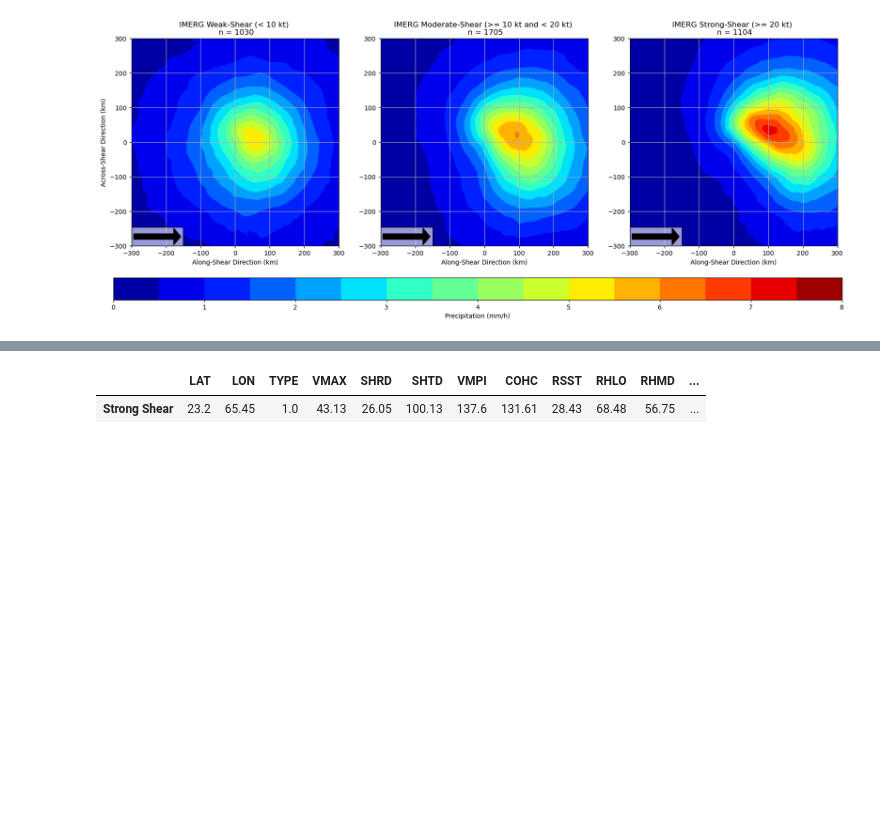
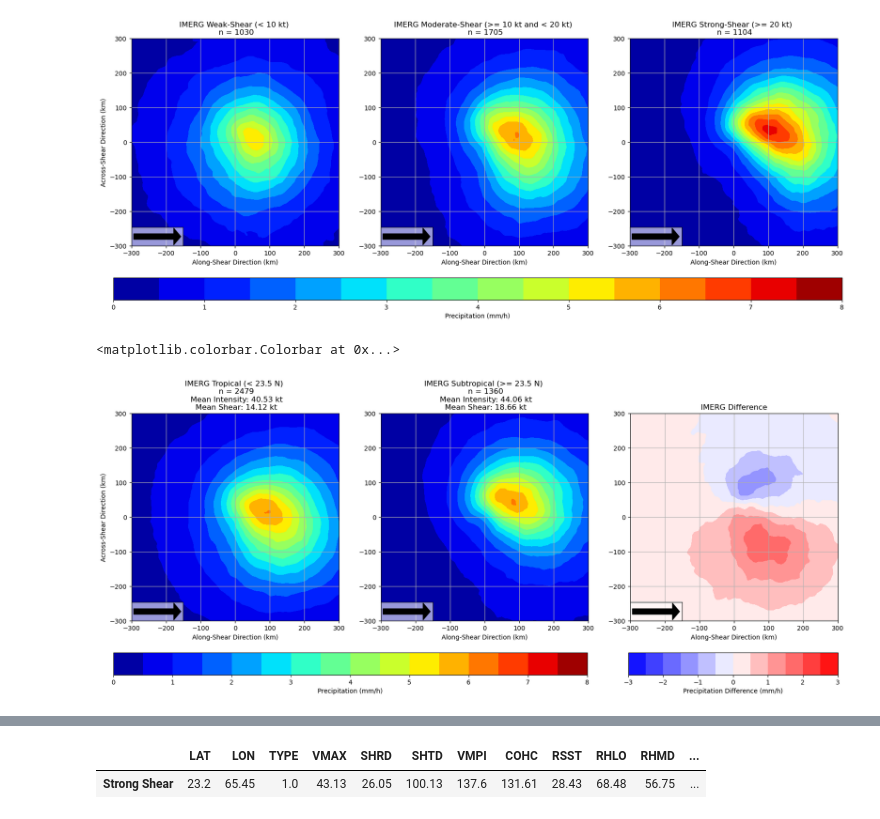
Before and after one commit to a98alvin/TC_RI_P1, a Jupyter notebook: scripts/obs/IMERG Composites (NATL).ipynb, the cells around one changed output, grey strips where cells are left out. Saved outputs shown, nothing was run; the diff lists cells and outputs as text; code cells hidden in the pictures; blank space fills up the shorter version.

```diff
--- a/scripts/obs/IMERG Composites (NATL).ipynb
+++ b/scripts/obs/IMERG Composites (NATL).ipynb
@@ -422,3 +402,75 @@ plt.colorbar(strong_shear_cf,cax=cax,label='Precipitation (mm/h)',orientation='h
 # %% [output]
 <matplotlib.colorbar.Colorbar at 0x...>
 [figure]
+# %%
+# Latitude Indices
+lat_thresh = 23.5
+subtropical_lat_cases = filtered_with_boo.where(filtered_with_boo['LAT'] >=lat_thresh).dropna().index
+
+tropical_lat_cases = filtered_with_boo.where(filtered_with_boo['LAT'] <lat_thresh).dropna().index
+
+
+weak_storm_and_subtropical_imerg = imerg_cases.sel(case=multiple_conditions_index_finder([weak_storm_indices,subtropical_lat_cases]))
+weak_storm_and_tropical_imerg = imerg_cases.sel(case=multiple_conditions_index_finder([weak_storm_indices,tropical_lat_cases]))
+
+subtropical_mean_intensity = filtered_with_boo.loc[weak_storm_and_subtropical_imerg['case']]['VMAX'].mean().round(2)
+tropical_mean_intensity = filtered_with_boo.loc[weak_storm_and_tropical_imerg['case']]['VMAX'].mean().round(2)
+
+subtropical_mean_shear = filtered_with_boo.loc[weak_storm_and_subtropical_imerg['case']]['SHRD'].mean().round(2)
+tropical_mean_shear = filtered_with_boo.loc[weak_storm_and_tropical_imerg['case']]['SHRD'].mean().round(2)
+
+fig = plt.figure(figsize=(20, 7))
+
+gs = fig.add_gridspec(1,3)
+ax = fig.add_subplot(gs[0, 0],adjustable='box', aspect=1)
+ax2 = fig.add_subplot(gs[0, 1],adjustable='box', aspect=1)
+ax3 = fig.add_subplot(gs[0, 2],adjustable='box', aspect=1)
+
+small_shear_cf = ax.contourf(imerg_cases['x'], imerg_cases['y'],weak_storm_and_tropical_imerg.mean('case'),
+                              levels=np.arange(0,8.1,0.5),cmap='jet')
+ax.grid()
+ax.set_title('IMERG Tropical (< '+str(lat_thresh)+' N) \n n = ' + str(
+    len(weak_storm_and_tropical_imerg)) + '\n Mean Intensity: ' + str(tropical_mean_intensity) +
+             ' kt'+ '\n Mean Shear: ' + str(tropical_mean_shear) + ' kt')
+ax.set_xlabel('Along-Shear Direction (km)')
+ax.set_ylabel('Across-Shear Direction (km)')
+
+axins = inset_axes(ax, width="25%", height="9%", loc=3, borderpad=0)
+axins.tick_params(labelleft=False, labelbottom=False,left = False,bottom = False)
+axins.patch.set_alpha(0.6)
+q = axins.arrow(0,0,0.05,0,color='black',head_length = 0.009)
+
+moderate_shear_cf = ax2.contourf(imerg_cases['x'], imerg_cases['y'],weak_storm_and_subtropical_imerg.mean('case'),
+                              levels=np.arange(0,8.1,0.5),cmap='jet')
+ax2.grid()
+ax2.set_title('IMERG Subtropical (>= '+str(lat_thresh)+' N) \n n = ' + str(
+    len(weak_storm_and_subtropical_imerg)) + '\n Mean Intensity: ' + str(subtropical_mean_intensity) + ' kt'
+             + '\n Mean Shear: ' + str(subtropical_mean_shear) + ' kt')
+ax2.set_xlabel('Along-Shear Direction (km)')
+
+axins2 = inset_axes(ax2, width="25%", height="9%", loc=3, borderpad=0)
+axins2.tick_params(labelleft=False, labelbottom=False,left = False,bottom = False)
+axins2.patch.set_alpha(0.6)
+q2 = axins2.arrow(0,0,0.05,0,color='black',head_length = 0.009)
+
+diff_cf = ax3.contourf(imerg_cases['x'], imerg_cases['y'],
+                               weak_storm_and_tropical_imerg.mean('case')- weak_storm_and_subtropical_imerg.mean('case'),
+                              levels=np.arange(-3,3.1,0.5),cmap='bwr')
+ax3.grid()
+ax3.set_title('IMERG Difference')
+ax3.set_xlabel('Along-Shear Direction (km)')
+
+axins3 = inset_axes(ax3, width="25%", height="9%", loc=3, borderpad=0)
+axins3.tick_params(labelleft=False, labelbottom=False,left = False,bottom = False)
+axins3.patch.set_alpha(0.6)
+q3 = axins3.arrow(0,0,0.05,0,color='black',head_length = 0.009)
+
+cax_1 = plt.axes([0.105, 0, 0.52, 0.07])
+cax_2 = plt.axes([0.67, 0, 0.23, 0.07])
+
+# MAKE SURE COLOR LEVELS OF ALL PLOTS ARE SET EQUALLY!!!
+plt.colorbar(moderate_shear_cf,cax=cax_1,label='Precipitation (mm/h)',orientation='horizontal')
+plt.colorbar(diff_cf,cax=cax_2,label='Precipitation Difference (mm/h)',orientation='horizontal')
+# %% [output]
+<matplotlib.colorbar.Colorbar at 0x...>
+[figure, added]
```
Also changed, not shown: parts of 4 cells of this notebook, 8 other files.
